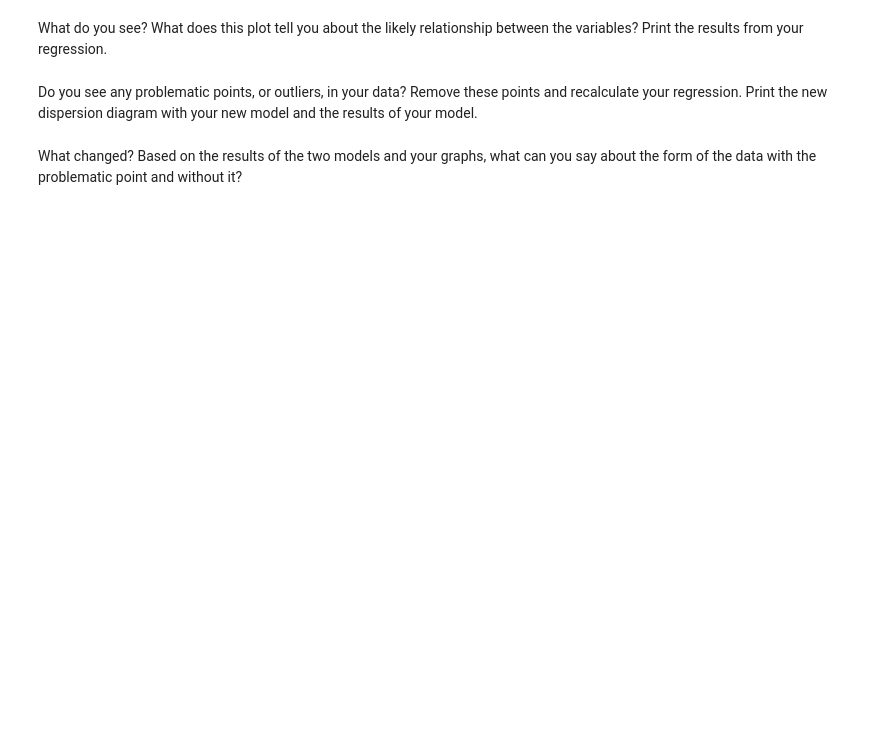
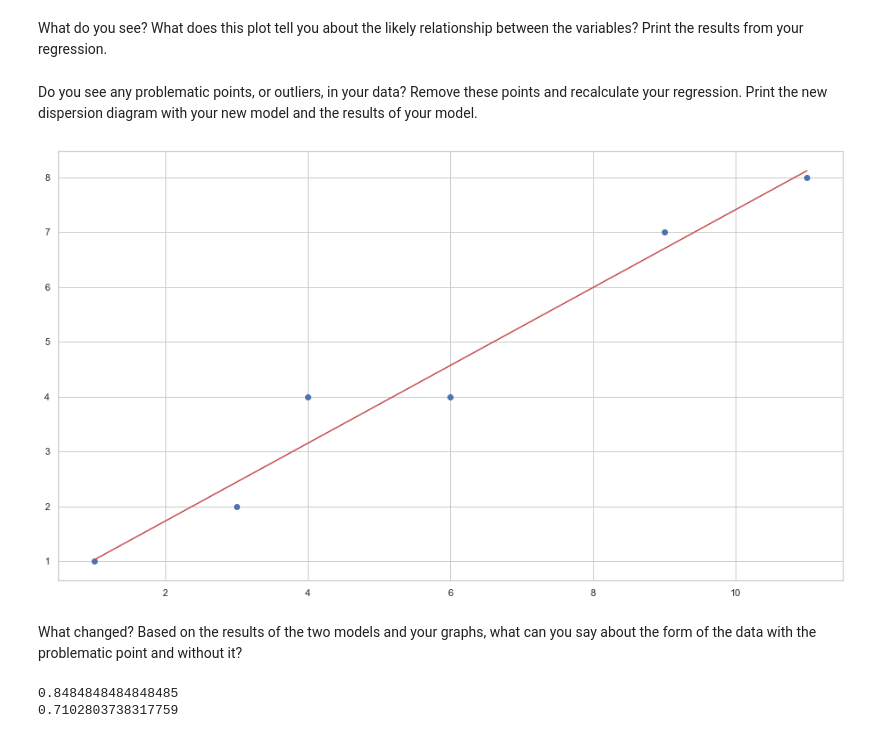
Before and after one commit to Ironhack-data-bcn-january-2023/lab-regression-analysis, a Jupyter notebook: your-code.ipynb, the cells around one changed output. Saved outputs shown, nothing was run; the diff lists cells and outputs as text; code cells hidden in the pictures; blank space fills up the shorter version.

```diff
--- a/your-code.ipynb
+++ b/your-code.ipynb
@@ -185,2 +273,22 @@ Do you see any problematic points, or outliers, in your data? Remove these point
+# %%
+# Not really, the biggest errors looks to be on the x values for 14 and 8 but they dont look too out of place. But lets drop these lines and re do the process.
+
+party_data_2 = party_data
+party_data_2.drop(index=[4, 7], inplace=True)
+
+# Creating the linear regression model
+lr_2 = LinearRegression()
+lr_2.fit(X=party_data_2[["X"]], y=party_data_2["Y"])
+
+# Create the line using the X points and the Y by the prediction model
+model_3 = lr_2.coef_[0]*party_data_2["X"] + lr_2.intercept_
+
+# Plotting the data in a scatter plot
+plt.scatter(party_data_2["X"], party_data_2["Y"])
+
+# Adding the regression line to the plot.
+plt.plot(party_data_2["X"], model_3, label="Regression", color="r");
+# %% [output]
+[figure, added]
 # %% [markdown]
 What changed? Based on the results of the two models and your graphs, what can you say about the form of the data with the problematic point and without it?
@@ -188,0 +295,6 @@ What changed? Based on the results of the two models and your graphs, what can y
+# %%
+print(lr.coef_[0])
+print(lr_2.coef_[0])
+# %% [output]
+0.8484848484848485
+0.7102803738317759
```
Also changed, not shown: parts of 20 cells of this notebook.
